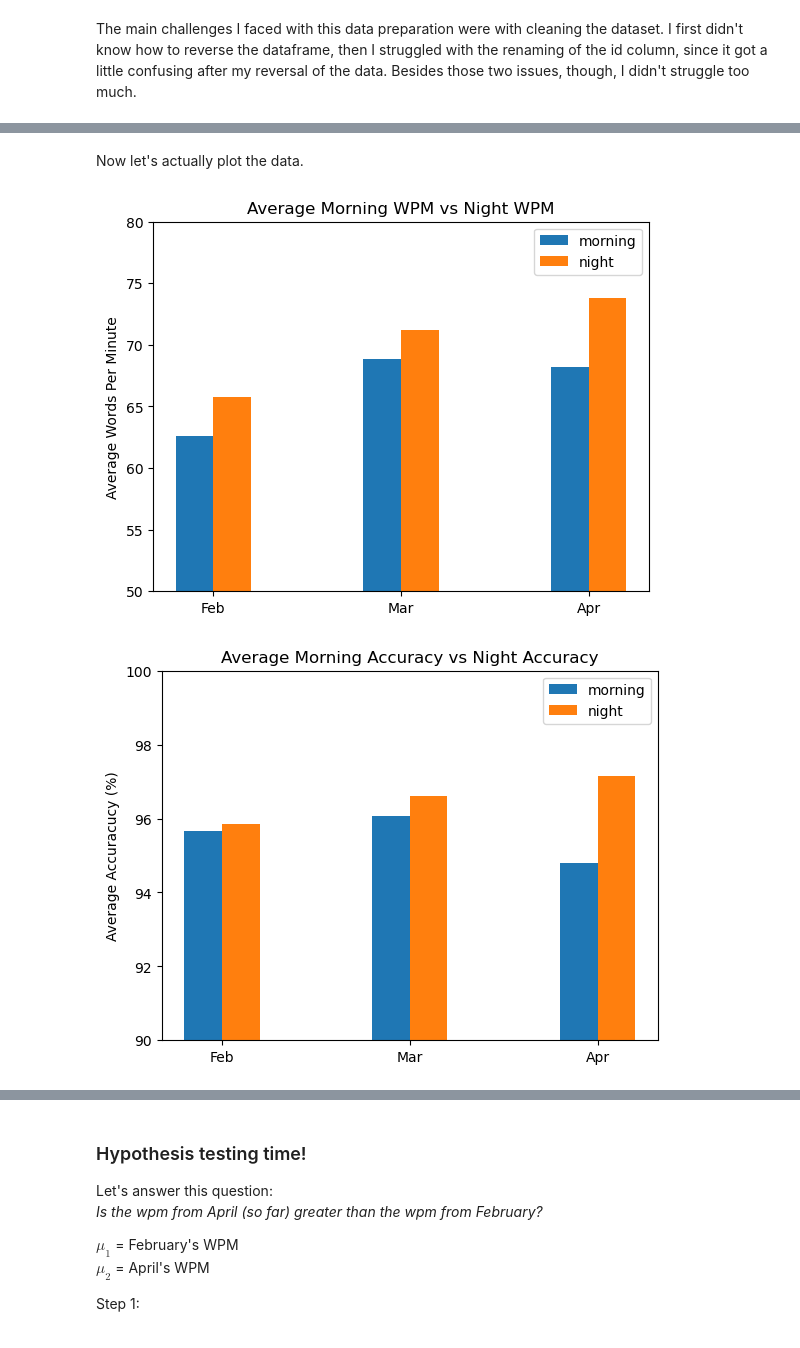
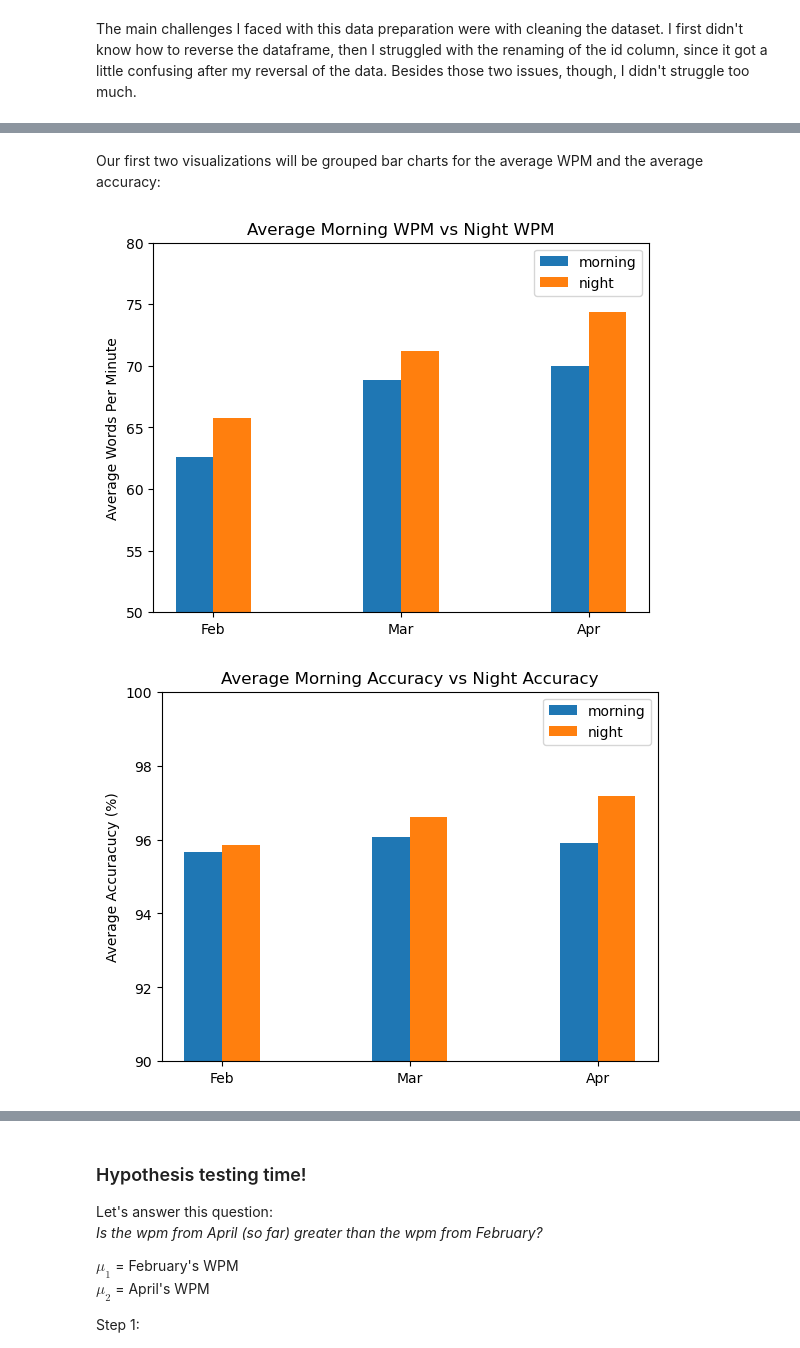
Before and after one commit to noahbarron/GonzagaCPSC222-final-project, a Jupyter notebook: FinalProject.ipynb, the cells around one changed output, grey strips where cells are left out. Saved outputs shown, nothing was run; the diff lists cells and outputs as text; code cells hidden in the pictures.

Commit message:
finished visualizations (besides one error) and began classification

```diff
--- a/FinalProject.ipynb
+++ b/FinalProject.ipynb
@@ -36,8 +36,9 @@ The stakeholders are me, along with any future readers of my work who may now be
 
 Let's load our typing data from monkeytype.com into a pandas dataframe.
 # %%
+import numpy as np
 import pandas as pd
-typing_df = pd.read_csv("typing_4-29-26.csv")
+typing_df = pd.read_csv("typing_4-30-26.csv")
 # %% [markdown]
 Now, we're going to clean up this typing dataset by reversing its order to be oldest to newest, dropping unnecessary columns, and replacing the id values with numbers starting at 0.
 Then, we'll set the index to the "_id" column.
@@ -124,26 +89,18 @@ for i in range(num_months):
 # %% [markdown]
-Now let's actually plot the data.
+Our first two visualizations will be grouped bar charts for the average WPM and the average accuracy:
 # %%
+month_names = ["Feb", "Mar", "Apr"]
+
 # plotting wpm averages:
-plt.figure()
-plt.bar(month_names, height=morning_wpm_avg, width=-bar_width, align="edge", label="morning")
-plt.bar(month_names, height=night_wpm_avg, width=bar_width, align="edge", label="night")
-plt.ylim([50, 80])
-plt.legend(loc="upper right")
-plt.title("Average Morning WPM vs Night WPM")
-plt.ylabel("Average Words Per Minute")
-plt.show()
+ylabel = "Average Words Per Minute"
+title = "Average Morning WPM vs Night WPM"
+utils.plot_grouped_bar(month_names, morning_wpm_avg, night_wpm_avg, [50, 80], ylabel, title)
 
 # plotting acc averages:
-plt.figure()
-plt.bar(month_names, height=morning_acc_avg, width=-bar_width, align="edge", label="morning")
-plt.bar(month_names, height=night_acc_avg, width=bar_width, align="edge", label="night")
-plt.ylim([90, 100])
-plt.legend(loc="upper right")
-plt.title("Average Morning Accuracy vs Night Accuracy")
-plt.ylabel("Average Accuracucy (%)")
-plt.show()
+ylabel = "Average Accuracucy (%)"
+title = "Average Morning Accuracy vs Night Accuracy"
+utils.plot_grouped_bar(month_names, morning_acc_avg, night_acc_avg, [90, 100], ylabel, title)
 # %% [output]
-[figure, old version]
+[figure, new version]
-[figure, old version]
+[figure, new version]
 # %% [markdown]
```
Also changed, not shown: parts of 10 cells of this notebook, 2 other files.
